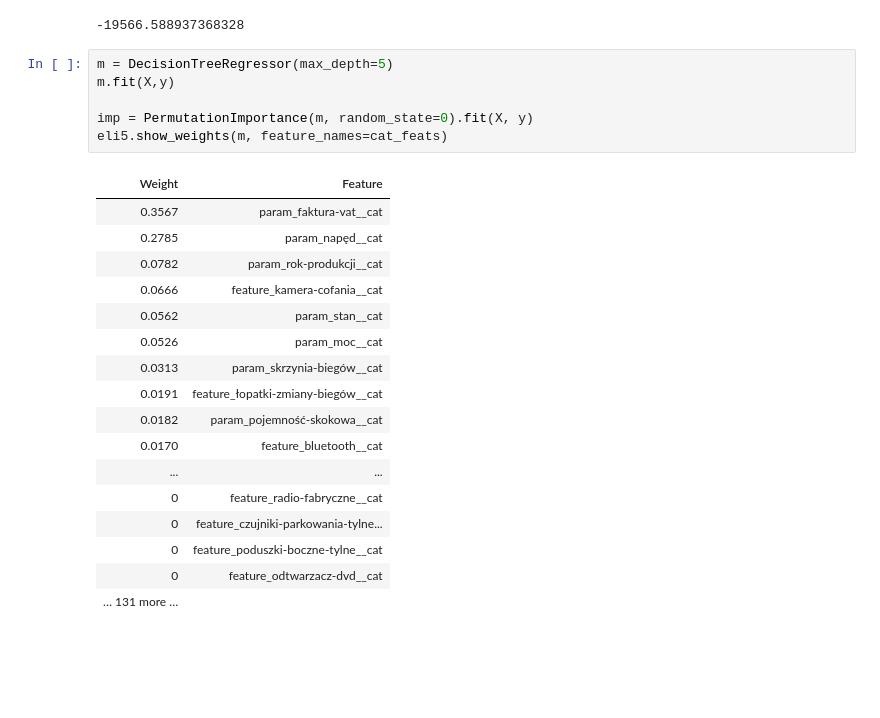
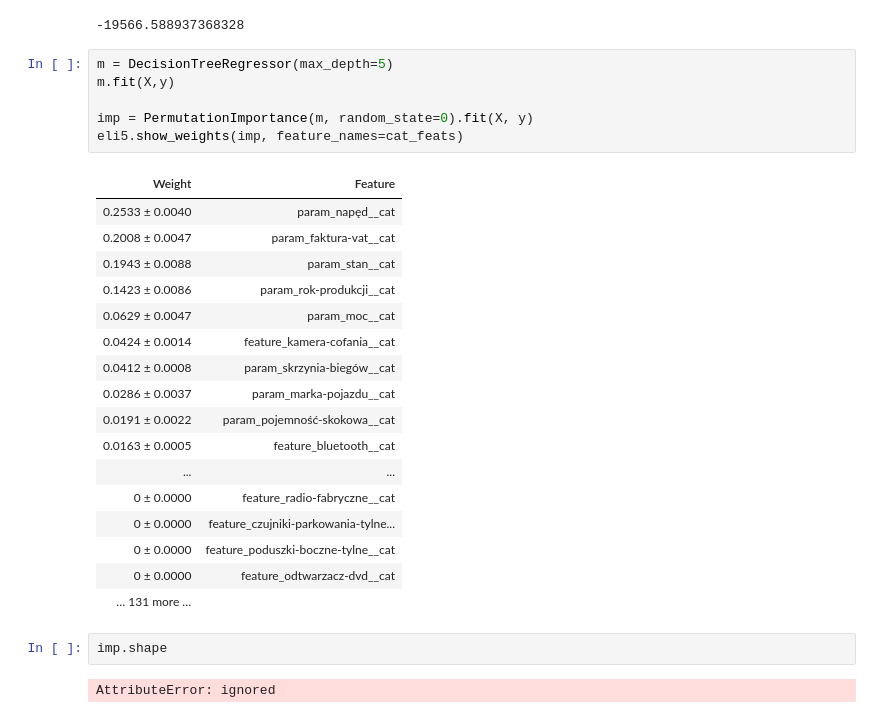
Before and after one commit to digitmix/dw_matrix_car, a Jupyter notebook: day3_simple_model.ipynb, the cells around one changed output. Saved outputs shown, nothing was run; the diff lists cells and outputs as text; blank space fills up the shorter version.

```diff
--- a/day3_simple_model.ipynb
+++ b/day3_simple_model.ipynb
@@ -134,24 +138,28 @@ np.mean(scores)
 # %%
 m = DecisionTreeRegressor(max_depth=5)
 m.fit(X,y)
 
 imp = PermutationImportance(m, random_state=0).fit(X, y)
-eli5.show_weights(m, feature_names=cat_feats)
+eli5.show_weights(imp, feature_names=cat_feats)
 # %% [output]
 | Weight | Feature |
-| 0.3567 | param_faktura-vat__cat |
-| 0.2785 | param_napęd__cat |
-| 0.0782 | param_rok-produkcji__cat |
-| 0.0666 | feature_kamera-cofania__cat |
-| 0.0562 | param_stan__cat |
-| 0.0526 | param_moc__cat |
-| 0.0313 | param_skrzynia-biegów__cat |
-| 0.0191 | feature_łopatki-zmiany-biegów__cat |
-| 0.0182 | param_pojemność-skokowa__cat |
-| 0.0170 | feature_bluetooth__cat |
+| 0.2533 ± 0.0040 | param_napęd__cat |
+| 0.2008 ± 0.0047 | param_faktura-vat__cat |
+| 0.1943 ± 0.0088 | param_stan__cat |
+| 0.1423 ± 0.0086 | param_rok-produkcji__cat |
+| 0.0629 ± 0.0047 | param_moc__cat |
+| 0.0424 ± 0.0014 | feature_kamera-cofania__cat |
+| 0.0412 ± 0.0008 | param_skrzynia-biegów__cat |
+| 0.0286 ± 0.0037 | param_marka-pojazdu__cat |
+| 0.0191 ± 0.0022 | param_pojemność-skokowa__cat |
+| 0.0163 ± 0.0005 | feature_bluetooth__cat |
 | ... | ... |
-| 0 | feature_radio-fabryczne__cat |
-| 0 | feature_czujniki-parkowania-tylne... |
-| 0 | feature_poduszki-boczne-tylne__cat |
-| 0 | feature_odtwarzacz-dvd__cat |
+| 0 ± 0.0000 | feature_radio-fabryczne__cat |
+| 0 ± 0.0000 | feature_czujniki-parkowania-tylne... |
+| 0 ± 0.0000 | feature_poduszki-boczne-tylne__cat |
+| 0 ± 0.0000 | feature_odtwarzacz-dvd__cat |
 | … 131 more … |  |
+# %%
+imp.shape
+# %% [output]
+AttributeError: ignored
```
Also changed, not shown: parts of 2 cells of this notebook.
